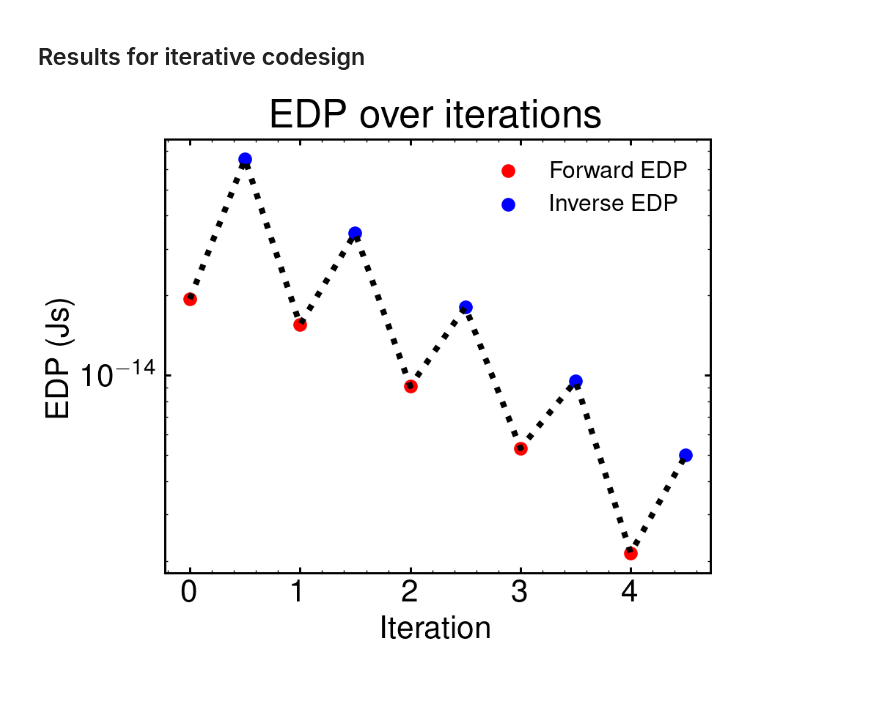
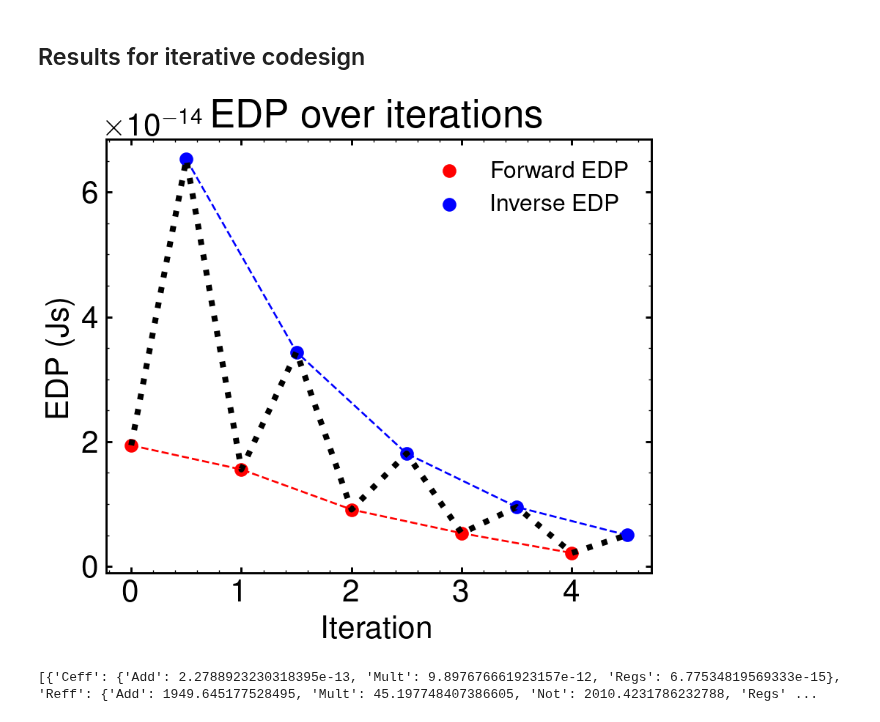
Before and after one commit to tathagatasrimani/codesign, a Jupyter notebook: src/vamshi_misc_tests.ipynb, the cells around one changed output. Drawn from its saved outputs; the diff is of its cells as text; code cells hidden in the pictures; blank space fills up the shorter version.

Commit message:
plotting stuff

```diff
--- a/src/vamshi_misc_tests.ipynb
+++ b/src/vamshi_misc_tests.ipynb
@@ -1360,30 +1360,30 @@ edps = [val for pair in zip(forward_edp, inverse_edp) for val in pair]
 # %%
 with mpl.rc_context({'lines.linewidth' : 2.25,
 'lines.markersize' : 6,
 'figure.figsize': (5,4),
 'figure.dpi': 192,
 # 'axes.titlepad': 8.0,
 'axes.linewidth' : 1.1,
 'legend.frameon': False,
 'legend.fontsize': 12,
 'xtick.major.width' : 1.1,
 'ytick.major.width' : 1.1,
 'axes.titlesize' : 20,
 'axes.labelsize' : 16,
 'lines.linewidth' : 3,
 'lines.markersize' : 6,
 'xtick.labelsize' : 16,
 'ytick.labelsize' : 16,}):
     plt.title("EDP over iterations")
     c = plt.scatter(range(num_iters), forward_edp, label="Forward EDP", c='r')
-    # plt.plot(range(num_iters), forward_edp, '-', c= c.get_facecolor())
+    plt.plot(range(num_iters), forward_edp, linestyle="dashed", linewidth=1, c=c.get_facecolor())
     c = plt.scatter(np.arange(0.5, num_iters+0.5), inverse_edp, label="Inverse EDP", c='b')
-    # plt.plot(np.arange(0.5, num_iters+0.5), inverse_edp, '-', c= c.get_facecolor())
+    plt.plot(np.arange(0.5, num_iters+0.5), inverse_edp, linestyle='dashed', linewidth=1, c= c.get_facecolor())
     plt.plot(np.arange(0, num_iters, 0.5), edps, linestyle='dotted', c= 'k')
     plt.xlabel("Iteration")
     plt.ylabel("EDP (Js)")
     plt.legend()
-    plt.yscale('log')
+    # plt.yscale('log')
     plt.show()
 # %% [output]
-[figure, old version]
+[figure, new version]
@@ -1389,0 +1394,27 @@ with mpl.rc_context({'lines.linewidth' : 2.25,
+# %%
+# remove all parameters in rcs that didn't change
+keys = list(rcs[0]["Ceff"].keys())
+
+for k in keys:
+    val = rcs[0]["Ceff"][k]
+    to_pop=True
+    for i in range(1, num_iters):
+        v = rcs[i]["Ceff"][k]
+        to_pop &= (v == val)
+        val = v
+    if to_pop:
+        for i in range(num_iters):
+            rcs[i]["Ceff"].pop(k)
+
+    val = rcs[0]["Reff"][k]
+    to_pop = True
+    for i in range(1, num_iters):
+        v = rcs[i]["Reff"][k]
+        to_pop &= (v == val)
+        val = v
+    if to_pop:
+        for i in range(num_iters):
+            rcs[i]["Reff"].pop(k)
+print(rcs)
+# %% [output]
+[{'Ceff': {'Add': 2.2788923230318395e-13, 'Mult': 9.897676661923157e-12, 'Regs': 6.77534819569333e-15}, 'Reff': {'Add': 1949.645177528495, 'Mult': 45.197748407386605, 'Not': 2010.4231786232788, 'Regs' ...
```
Also changed, not shown: parts of 8 cells of this notebook, 1 other file.
